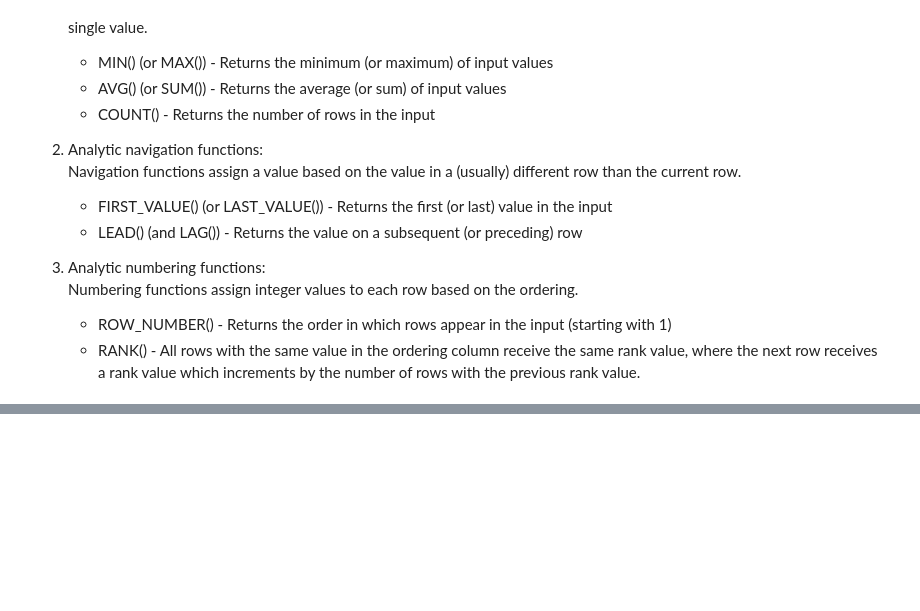
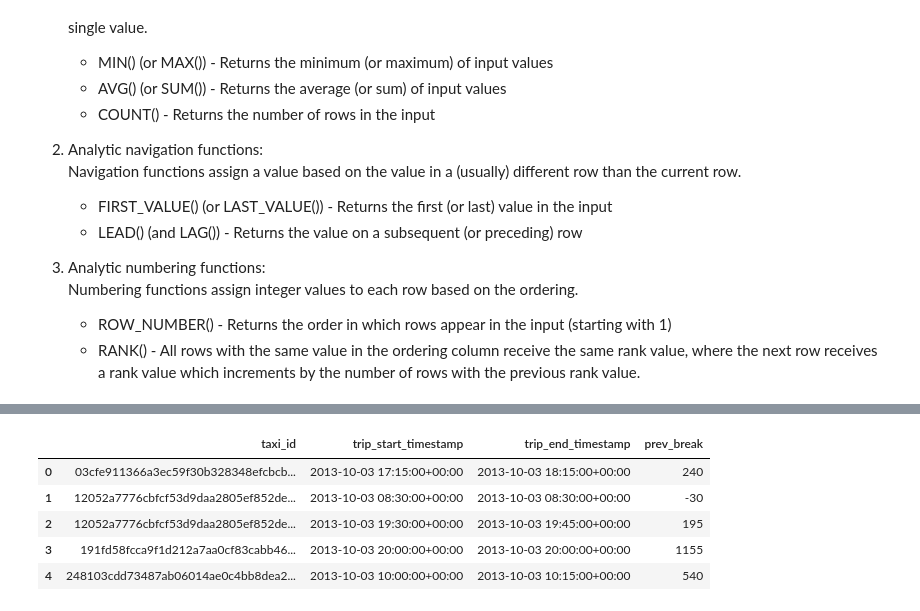
Before and after one commit to jrobador/data_science, a Jupyter notebook: sql-biq_query/analytic_functions.ipynb, the cells around one changed output, grey strips where cells are left out. Drawn from its saved outputs; the diff is of its cells as text; code cells hidden in the pictures; blank space fills up the shorter version.

```diff
--- a/sql-biq_query/analytic_functions.ipynb
+++ b/sql-biq_query/analytic_functions.ipynb
@@ -39,0 +189,28 @@ The example above uses only one of many analytic functions. BigQuery supports a
+# %%
+break_time_query = """
+                   SELECT taxi_id,
+                       trip_start_timestamp,
+                       trip_end_timestamp,
+                       TIMESTAMP_DIFF(
+                           trip_start_timestamp,
+                           LAG(trip_end_timestamp, 1)
+                               OVER (
+                                    PARTITION BY taxi_id
+                                    ORDER BY trip_start_timestamp),
+                           MINUTE) as prev_break
+                   FROM `bigquery-public-data.chicago_taxi_trips.taxi_trips`
+                   WHERE DATE(trip_start_timestamp) = '2013-10-03'
+                   """
+
+query_job = client.query(break_time_query)
+
+query_df = query_job.to_dataframe()
+
+query_df.head()
+# %% [output]
+|  | taxi_id | trip_start_timestamp | trip_end_timestamp | prev_break |
+| 0 | 03cfe911366a3ec59f30b328348efcbcb... | 2013-10-03 17:15:00+00:00 | 2013-10-03 18:15:00+00:00 | 240 |
+| 1 | 12052a7776cbfcf53d9daa2805ef852de... | 2013-10-03 08:30:00+00:00 | 2013-10-03 08:30:00+00:00 | -30 |
+| 2 | 12052a7776cbfcf53d9daa2805ef852de... | 2013-10-03 19:30:00+00:00 | 2013-10-03 19:45:00+00:00 | 195 |
+| 3 | 191fd58fcca9f1d212a7aa0cf83cabb46... | 2013-10-03 20:00:00+00:00 | 2013-10-03 20:00:00+00:00 | 1155 |
+| 4 | 248103cdd73487ab06014ae0c4bb8dea2... | 2013-10-03 10:00:00+00:00 | 2013-10-03 10:15:00+00:00 | 540 |
```
Also changed, not shown: parts of 12 cells of this notebook.
